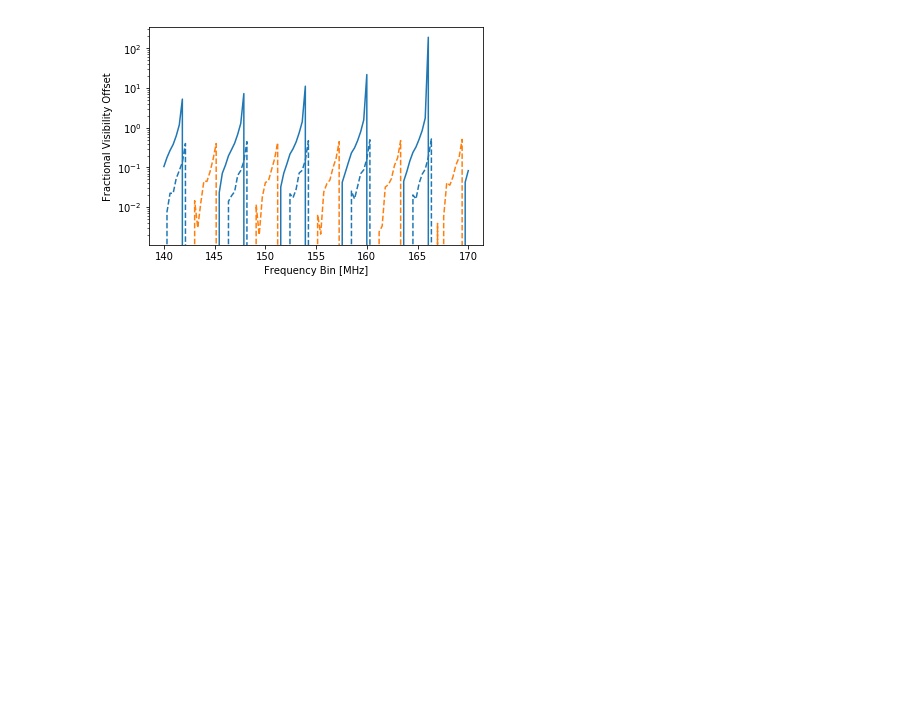
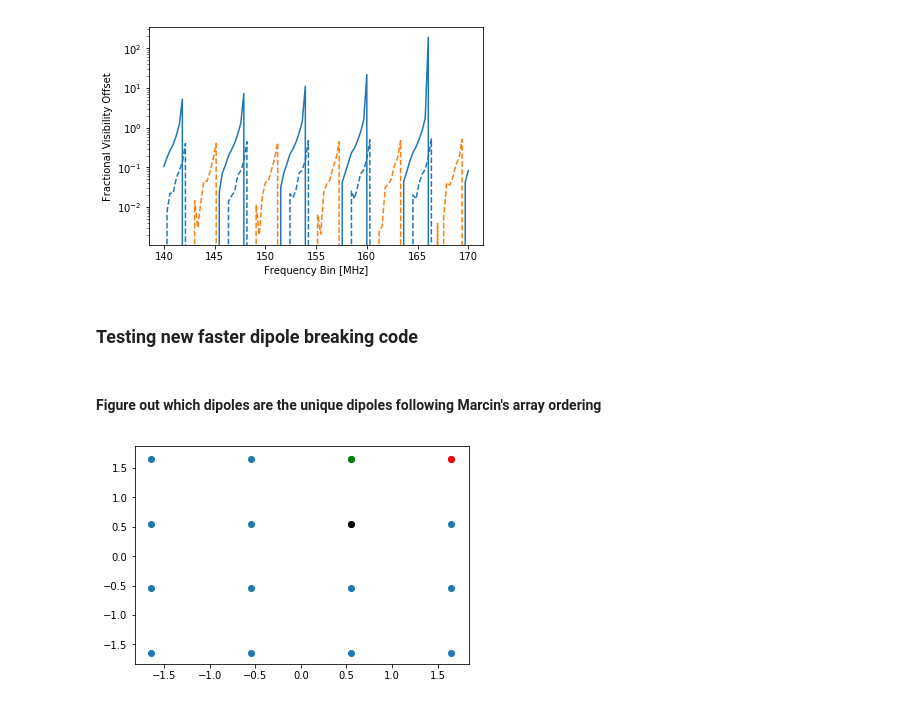
Before and after one commit to ronniyjoseph/Beam-Perturbations, a Jupyter notebook: Beam_Covariance_Analytic.ipynb, the cells around one changed output. Saved outputs shown, nothing was run; the diff lists cells and outputs as text; code cells hidden in the pictures; blank space fills up the shorter version.

```diff
--- a/Beam_Covariance_Analytic.ipynb
+++ b/Beam_Covariance_Analytic.ipynb
@@ -520,3 +519,5 @@ pyplot.ylabel("Fractional Visibility Offset")
 pyplot.show()
 # %% [output]
 [figure]
+# %% [markdown]
+### Testing new faster dipole breaking code
@@ -522,0 +598,23 @@ pyplot.show()
+# %% [markdown]
+#### Figure out which dipoles are the unique dipoles following Marcin's array ordering
+# %%
+dipole_sep = 1.1  # meters
+x_offsets = numpy.array([-1.5, -0.5, 0.5, 1.5, -1.5, -0.5, 0.5, 1.5, -1.5,
+                             -0.5, 0.5, 1.5, -1.5, -0.5, 0.5, 1.5], dtype=numpy.float32) * dipole_sep
+
+y_offsets = numpy.array([1.5, 1.5, 1.5, 1.5, 0.5, 0.5, 0.5, 0.5, -0.5, -0.5,
+                             -0.5, -0.5, -1.5, -1.5, -1.5, -1.5], dtype=numpy.float32) * dipole_sep
+
+first_fourth_index = 3
+first_third_index = 2
+second_third_index = 6
+
+pyplot.scatter(x_offsets, y_offsets)
+pyplot.scatter(x_offsets[first_fourth_index], y_offsets[first_fourth_index], c="red")
+pyplot.scatter(x_offsets[first_third_index], y_offsets[first_third_index], c="g")
+pyplot.scatter(x_offsets[second_third_index], y_offsets[second_third_index], c="k")
+
+
+pyplot.show()
+# %% [output]
+[figure, added]
```
Also changed, not shown: parts of 23 cells of this notebook, 1 other file.
